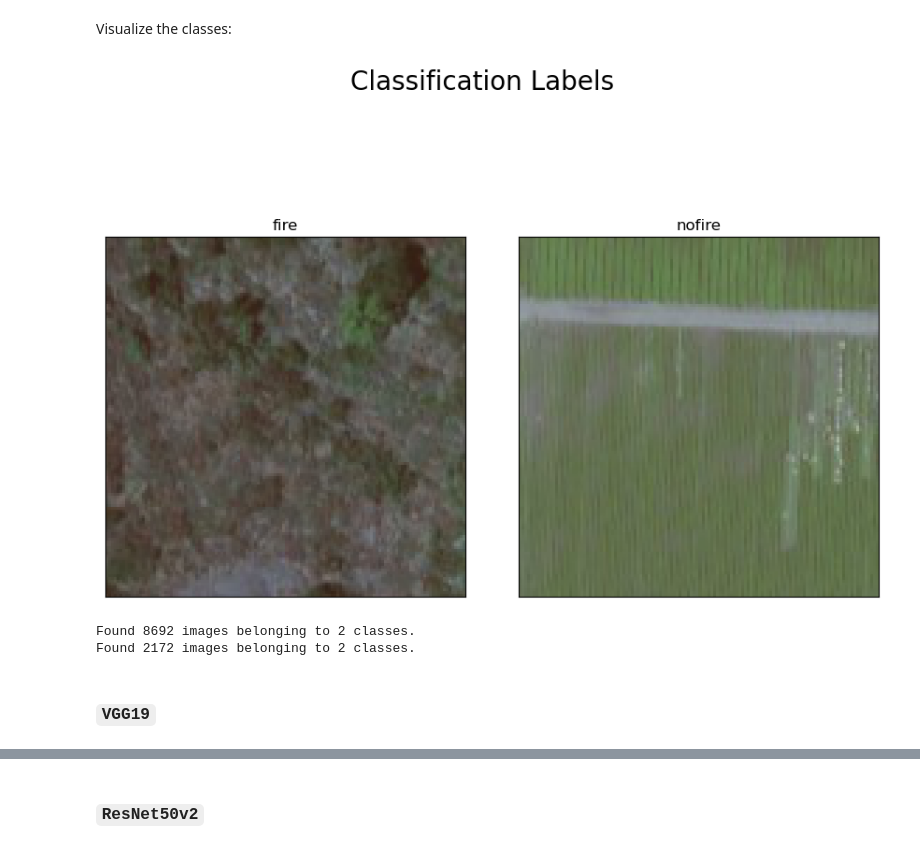
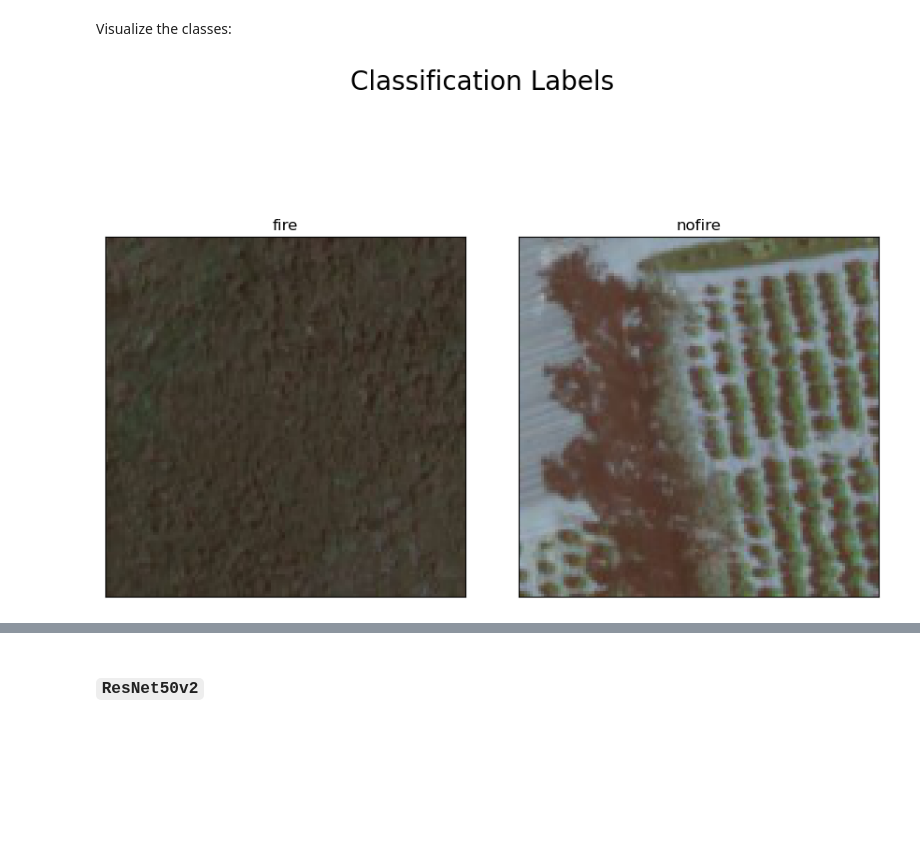
Before and after one commit to sralter/classifire, a Jupyter notebook: 01_capstone_notebooks/alter_samuel_capstone_imageanalysis.ipynb, the cells around one changed output, grey strips where cells are left out. Drawn from its saved outputs; the diff is of its cells as text; code cells hidden in the pictures; blank space fills up the shorter version.

Commit message:
updated imageanalysis notebook and scratchpad, create streamlit folder

```diff
--- a/01_capstone_notebooks/alter_samuel_capstone_imageanalysis.ipynb
+++ b/01_capstone_notebooks/alter_samuel_capstone_imageanalysis.ipynb
@@ -491,29 +421,0 @@ _________________________________________________________________
-# %%
-# specify variables
-height = 128
-width = 128
-channels = 3
-
-# create training image data generator with hyperparameters
-train_datagen = ImageDataGenerator(rescale=1./255,
-                                   rotation_range = 30,
-                                   shear_range=0.2,
-                                   zoom_range=0.2,
-                                   horizontal_flip=True)
-
-# create validation image data generator and
-# apply rescaling to our validation data
-validation_datagen = ImageDataGenerator(rescale=1./255)
-
-# create train and validation generators
-train_generator=train_datagen.flow_from_directory('/Users/sra/Desktop/Data_Science_2023/_capstone/00_capstone_data/orthoimagery/patches/train',
-                                                 target_size=(height,width),
-                                                 color_mode='rgb',
-                                                 batch_size=32,
-                                                 class_mode='binary')
-
-validation_generator=validation_datagen.flow_from_directory('/Users/sra/Desktop/Data_Science_2023/_capstone/00_capstone_data/orthoimagery/patches/validation',
-                                                 target_size=(height,width),
-                                                 color_mode='rgb',
-                                                 batch_size=32,
-                                                 class_mode='binary')
@@ -528,78 +471,32 @@ x, y = validation_generator.next()
 
 # Our images labels are one-hot encoded, lets
 # convert them to ordinal encoding
-labels = y.flatten().astype(int)
+labels = np.argmax(y, axis=1)
 
-# define classes
 landscape_classes = ['fire','nofire']
 
 fig, ax = plt.subplots(nrows=2, ncols=2, figsize=(9, 14))
 ax = ax.flatten()
 
 for i in range(2):
     index = np.argmax(labels==i)
     ax[i].imshow(x[index])
 
     # Set the title of the subplot
     ax[i].set_title(landscape_classes[i])
 
     # Hide the x and y ticks
     ax[i].set_xticks([])
     ax[i].set_yticks([])
 
 
 fig.suptitle("Classification Labels", size = 20)
 fig.tight_layout()
 
 # Delete the two unused subplots
 fig.delaxes(ax[-1])
 fig.delaxes(ax[-2])
 
 plt.show()
 # %% [output]
-[figure, old version]
+[figure, new version]
-# %%
-# adapted from
-# https://stackoverflow.com/questions/42443936/keras-split-train-test-set-when-using-imagedatagenerator
-
-# import `ImageDataGenerator` to help facilitate
-# loading images directly from our computer
-from tensorflow.keras.preprocessing.image import ImageDataGenerator
-
-# use earlystopping to control if epoch length goes for too long
-# https://stackoverflow.com/questions/45185462/what-does-nb-epoch-in-neural-network-stands-for
-from keras.callbacks import EarlyStopping
-early_stopping = EarlyStopping(monitor='val_loss', patience=4, mode='auto')
-
-# Specify the dimensions for the target preprocess image size
-# and the variable definitions used below
-img_height = 128
-img_width = 128
-channels = 3
-batch_size = 32
-train_data_dir = '/Users/sra/Desktop/Data_Science_2023/_capstone/00_capstone_data/orthoimagery/patches/train'
-
-# instantiate training image data generator
-train_datagen = ImageDataGenerator(rescale=1./255,
-    shear_range=0.2,
-    horizontal_flip=True,
-    validation_split=0.2) # set validation split
-
-train_generator = train_datagen.flow_from_directory(
-    train_data_dir,
-    target_size=(img_height, img_width),
-    batch_size=batch_size,
-    class_mode='binary',
-    subset='training') # set as training data
-
-validation_generator = train_datagen.flow_from_directory(
-    train_data_dir, # same directory as training data
-    target_size=(img_height, img_width),
-    batch_size=batch_size,
-    class_mode='binary',
-    subset='validation') # set as validation data
-# %% [output]
-Found 8692 images belonging to 2 classes.
-Found 2172 images belonging to 2 classes.
-# %% [markdown]
-### `VGG19`
```
Also changed, not shown: parts of 25 cells of this notebook, 2 other files.
